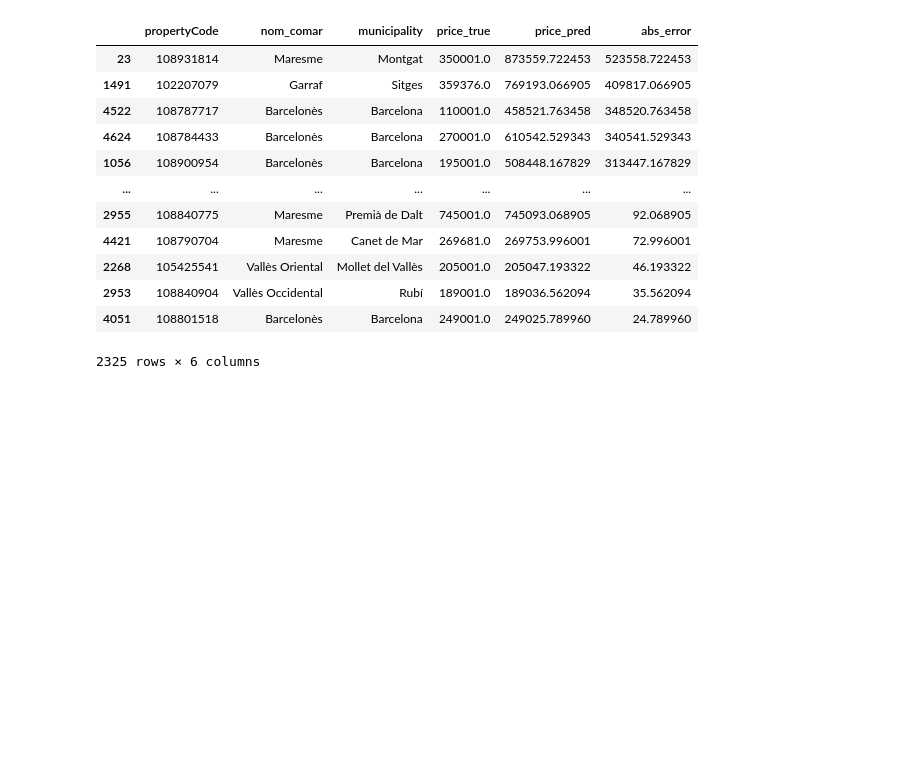
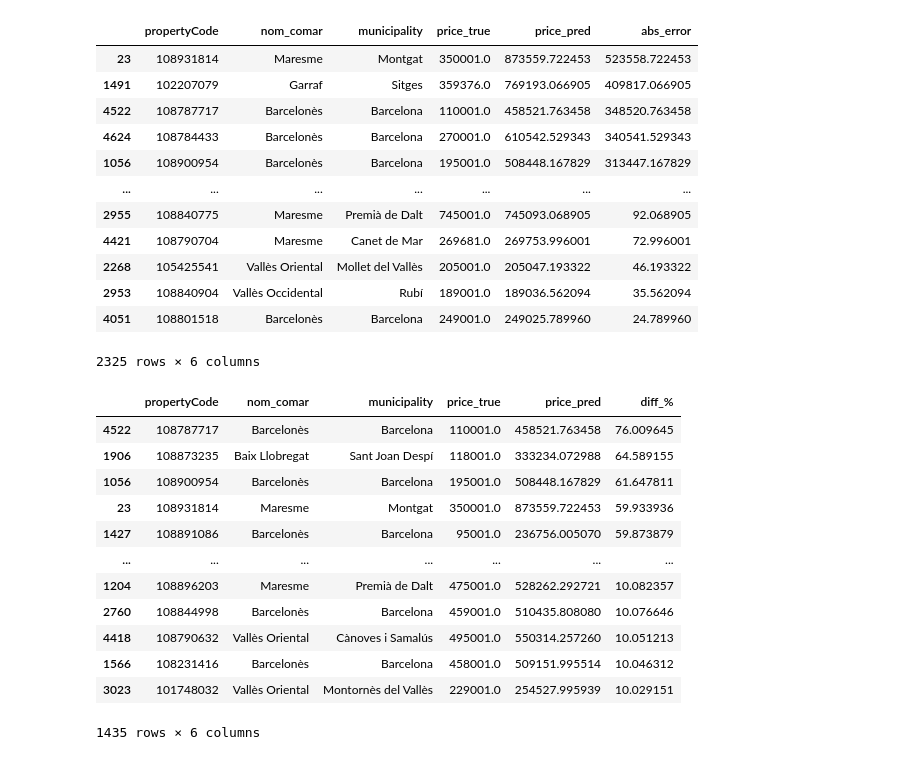
Before and after one commit to nicolasdl97/Project_1, a Jupyter notebook: Notebook/Model.ipynb, the cells around one changed output. Drawn from its saved outputs; the diff is of its cells as text; code cells hidden in the pictures; blank space fills up the shorter version.

```diff
--- a/Notebook/Model.ipynb
+++ b/Notebook/Model.ipynb
@@ -383,3 +383,36 @@ report[report['price_true']<report['price_pred']]
 | 2953 | 108840904 | Vallès Occidental | Rubí | 189001.0 | 189036.562094 | 35.562094 |
 | 4051 | 108801518 | Barcelonès | Barcelona | 249001.0 | 249025.789960 | 24.789960 |
 2325 rows × 6 columns
+# %%
+# Definimos "subvaluada" como precio_real < precio_predicho * (1 - umbral)
+umbral = 0.10  # 10% por debajo del valor de mercado estimado
+
+subvaluadas = report[report['price_true'] < report['price_pred'] * (1 - umbral)].copy()
+subvaluadas['diff_%'] = 100 * (subvaluadas['price_pred'] - subvaluadas['price_true']) / subvaluadas['price_pred']
+
+# Ordenamos por mayor porcentaje de diferencia
+subvaluadas = subvaluadas.sort_values('diff_%', ascending=False)
+
+# Mostramos las top 15 oportunidades
+cols_mostrar = ['propertyCode','nom_comar','municipality','price_true','price_pred','diff_%']
+display(subvaluadas[cols_mostrar])
+
+# Ruta de guardado
+output_path = r"..\data"
+# Opcional: exportar a Excel para consulta en Idealista
+subvaluadas.to_excel(f"{output_path}\\propiedades_subvaluadas.xlsx", index=False)
+subvaluadas.to_csv(f"{output_path}\\propiedades_subvaluadas.xlsx", index=False)
+# %% [output]
+|  | propertyCode | nom_comar | municipality | price_true | price_pred | diff_% |
+| 4522 | 108787717 | Barcelonès | Barcelona | 110001.0 | 458521.763458 | 76.009645 |
+| 1906 | 108873235 | Baix Llobregat | Sant Joan Despí | 118001.0 | 333234.072988 | 64.589155 |
+| 1056 | 108900954 | Barcelonès | Barcelona | 195001.0 | 508448.167829 | 61.647811 |
+| 23 | 108931814 | Maresme | Montgat | 350001.0 | 873559.722453 | 59.933936 |
+| 1427 | 108891086 | Barcelonès | Barcelona | 95001.0 | 236756.005070 | 59.873879 |
+| ... | ... | ... | ... | ... | ... | ... |
+| 1204 | 108896203 | Maresme | Premià de Dalt | 475001.0 | 528262.292721 | 10.082357 |
+| 2760 | 108844998 | Barcelonès | Barcelona | 459001.0 | 510435.808080 | 10.076646 |
+| 4418 | 108790632 | Vallès Oriental | Cànoves i Samalús | 495001.0 | 550314.257260 | 10.051213 |
+| 1566 | 108231416 | Barcelonès | Barcelona | 458001.0 | 509151.995514 | 10.046312 |
+| 3023 | 101748032 | Vallès Oriental | Montornès del Vallès | 229001.0 | 254527.995939 | 10.029151 |
+1435 rows × 6 columns
```
Also changed, not shown: parts of 1 cell of this notebook, 5 other files.
